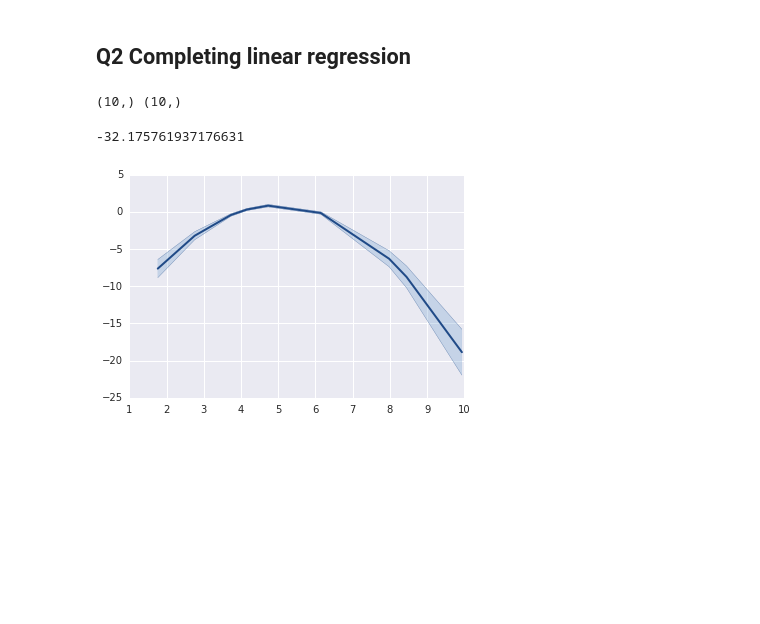
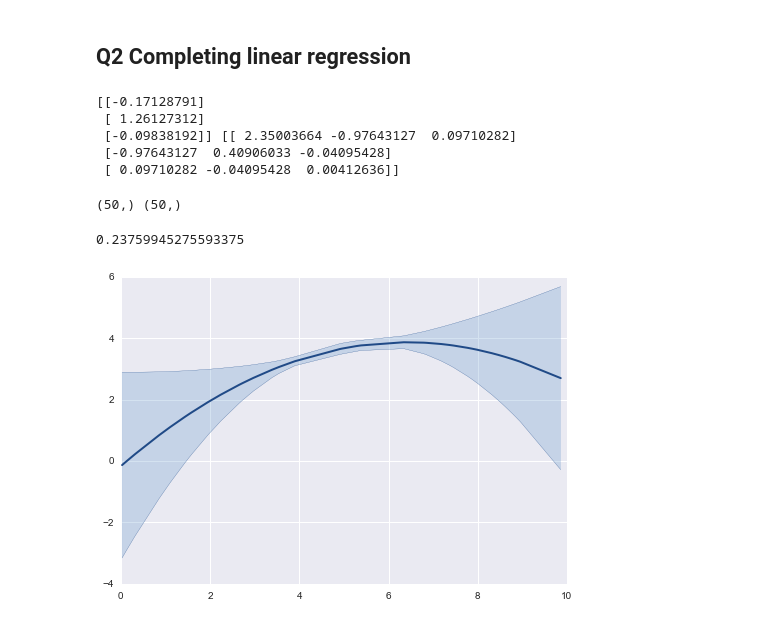
Before and after one commit to ggutierrez/SMFO, a Jupyter notebook: lab1/Lab1LinearRegression.ipynb, the cells around one changed output. Drawn from its saved outputs; the diff is of its cells as text; code cells hidden in the pictures; blank space fills up the shorter version.

Commit message:
Experiments generated and printed

```diff
--- a/lab1/Lab1LinearRegression.ipynb
+++ b/lab1/Lab1LinearRegression.ipynb
@@ -61,18 +59,31 @@ def LR(X,F,B,tau2):
     #		  covBeta, cov matrix of beta, np.array of shape (p,p)
 
     # ... to be completed ...
-    BB = np.matrix(B(X))
+    '''BB = np.matrix(B(X))
     A = np.linalg.inv(BB.T*BB)
     D = A*(BB.T)
     C = BB*A
     beta = A*D*F
-    covBeta = D*tau2*C
+    covBeta = D*tau2*C'''
+    BB = B(X)
+    A = np.linalg.inv(np.dot(BB.T, BB))
+    C = np.dot(A, BB.T)
+    D = np.dot(BB, A)
+    beta = np.dot(C, F)
+    covBeta = np.dot(C,D)*tau2
     return(beta,covBeta)
 
 t1 = data[:,4]
 t2 = data[:,5]
 tau2 = np.var(t1 - t2)/2.0
 beta, covBeta = LR(X, F, B, tau2)
+print beta, covBeta
+# %% [output]
+[[-0.17128791]
+ [ 1.26127312]
+ [-0.09838192]] [[ 2.35003664 -0.97643127  0.09710282]
+ [-0.97643127  0.40906033 -0.04095428]
+ [ 0.09710282 -0.04095428  0.00412636]]
 # %%
 #########################
 ## Question 3
@@ -85,40 +96,41 @@ def predLR(x,B,beta,covBeta):
     # 		  covBeta, covariance matrix of beta
     #output:  m, predicted mean at x, np.array of shape (m,1)
     #		  v, predicted variance matrix, np.array of shape (m,m)
 
     # ... to be completed ...
-    BB = np.matrix(B(x))
-    m = BB*beta
-    v = BB*covBeta*BB.T
+    BB = B(x)
+    m = np.dot(BB, beta)
+    v = np.dot(BB,covBeta)
+    v = np.dot(v,BB.T)
     return(np.asarray(m),np.asarray(v))
 
 def plotModel(x,m,v):
 	#input:	  x, np.array with d columns representing m prediction points
 	#		  m, predicted mean at x, np.array of shape (m,1)
 	#		  v, predicted variance matrix, np.array of shape (m,m)
     x = x.flatten()
     m = m.flatten()
     v = np.diag(v)
     print x.shape, m.shape
     upper=m+2*np.sqrt(v)
     lower=m-2*np.sqrt(v)
     pb.plot(x,m,color="#204a87",linewidth=2)
     pb.fill(np.hstack((x,x[::-1])),np.hstack((upper,lower[::-1])),color="#729fcf",alpha=0.3)
     pb.plot(x,upper,color="#204a87",linewidth=0.2)
     pb.plot(x,lower,color="#204a87",linewidth=0.2)
 
 def R2(X,F,B,beta):
     return(1-sum((F-np.dot(B(X),beta))**2)/sum((F-np.mean(F))**2))
 
-x = np.random.random_sample((10,X.shape[1]))*10.0
+x = np.random.random_sample((50,X.shape[1]))*10.0
 x = np.sort(x, axis=0)
 mean_pred, cov_pred = predLR(x, B, beta, covBeta)
 plotModel(x[:,0:1], mean_pred, cov_pred)
 R2(X,F,B,np.asarray(beta))
 # %% [output]
-(10,) (10,)
+(50,) (50,)
--32.175761937176631
+0.23759945275593375
-[figure, old version]
+[figure, new version]
 # %%
 #########################
 ## Question 4
```
Also changed, not shown: parts of 1 cell of this notebook, 5 other files.
